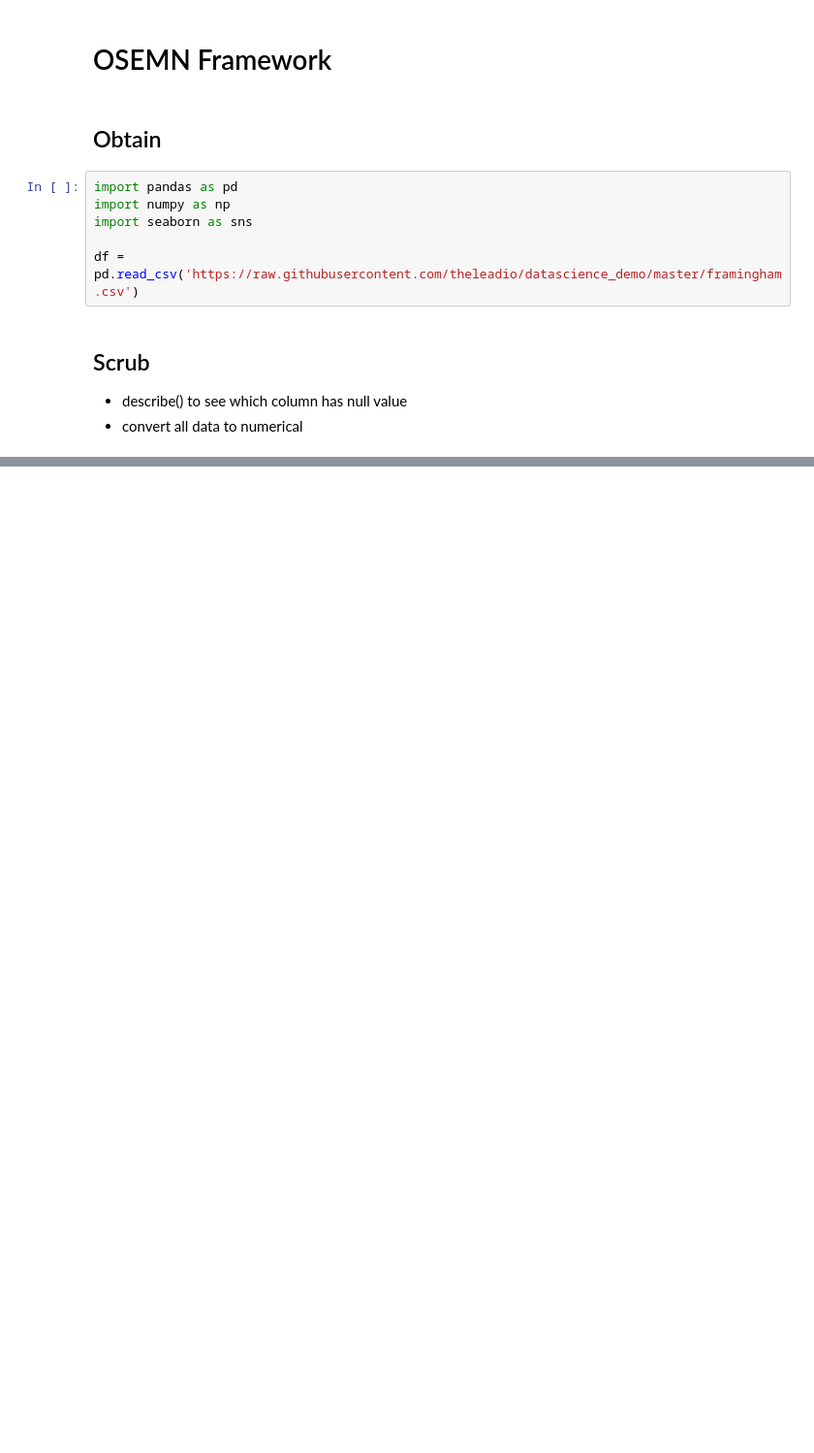
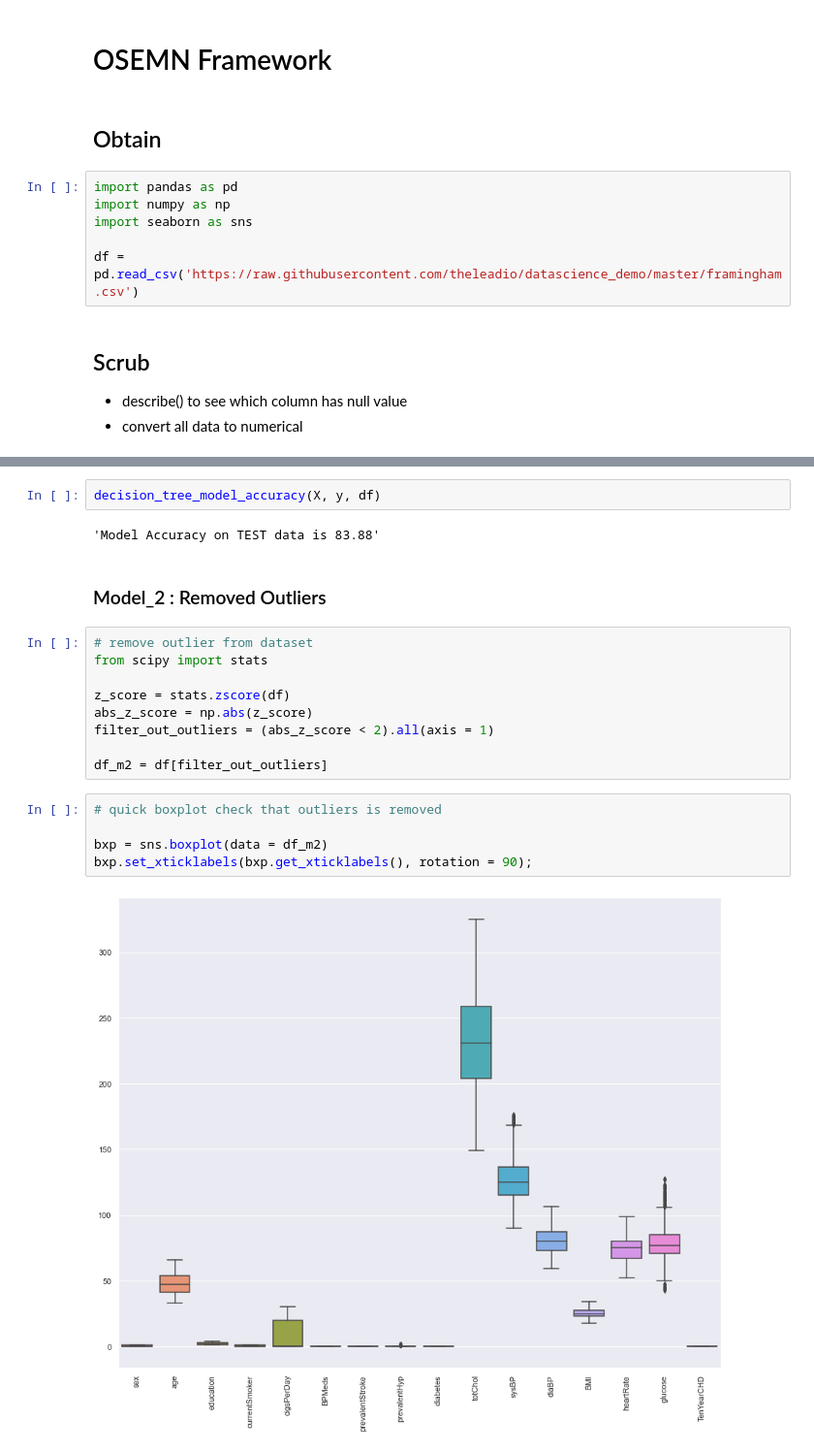
Before and after one commit to dwihdyn/ds-exploration, a Jupyter notebook: p1/d9-decision_trees.ipynb, the cells around one changed output, grey strips where cells are left out. Shown at 97% size. Saved outputs shown, nothing was run; the diff lists cells and outputs as text; blank space fills up the shorter version.

```diff
--- a/p1/d9-decision_trees.ipynb
+++ b/p1/d9-decision_trees.ipynb
@@ -24,0 +156,22 @@ df = pd.read_csv('https://raw.githubusercontent.com/theleadio/datascience_demo/m
+# %%
+decision_tree_model_accuracy(X, y, df)
+# %% [output]
+'Model Accuracy on TEST data is 83.88'
+# %% [markdown]
+### Model_2 : Removed Outliers
+# %%
+# remove outlier from dataset
+from scipy import stats
+
+z_score = stats.zscore(df)
+abs_z_score = np.abs(z_score)
+filter_out_outliers = (abs_z_score < 2).all(axis = 1)
+
+df_m2 = df[filter_out_outliers]
+# %%
+# quick boxplot check that outliers is removed
+
+bxp = sns.boxplot(data = df_m2)
+bxp.set_xticklabels(bxp.get_xticklabels(), rotation = 90);
+# %% [output]
+[figure, added]
```
Also changed, not shown: parts of 27 cells of this notebook, 1 other file.
